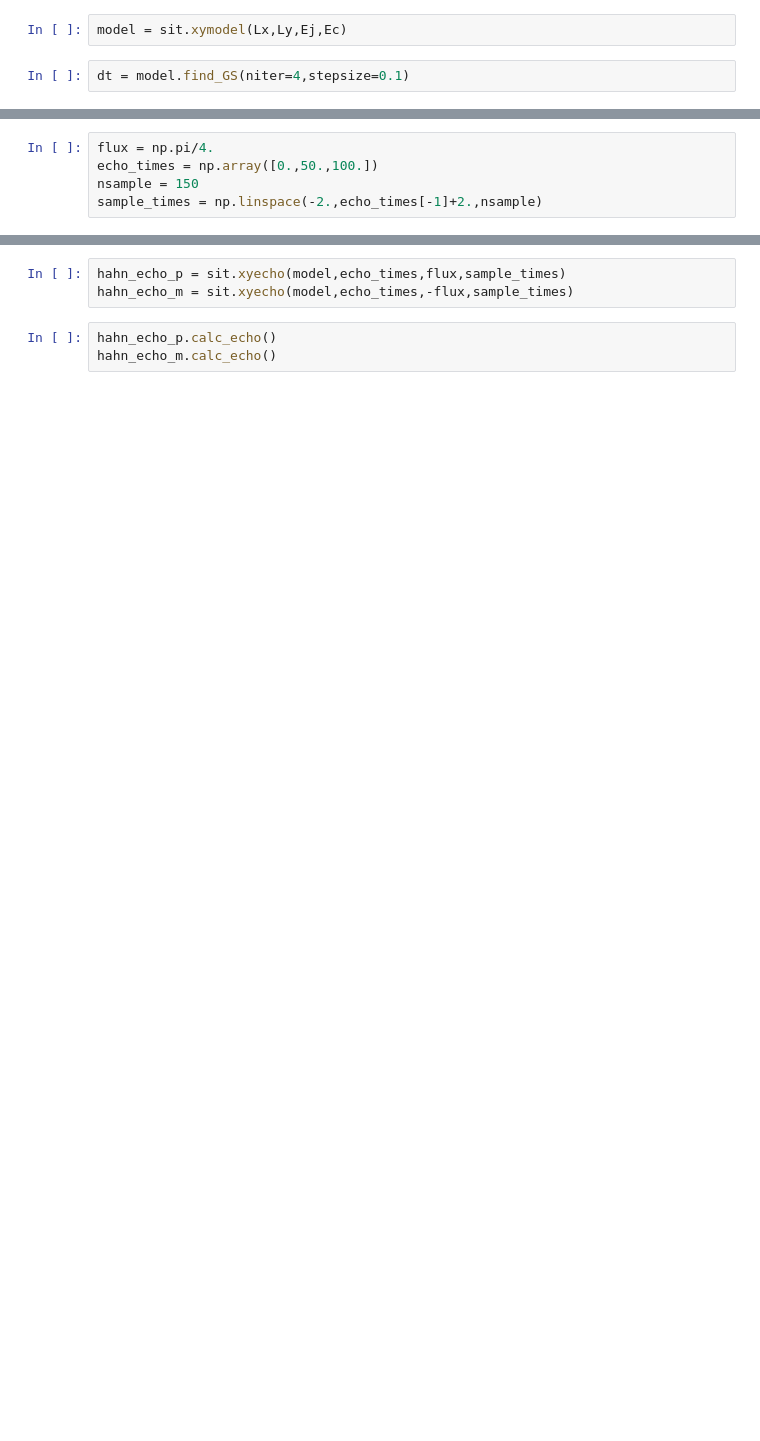
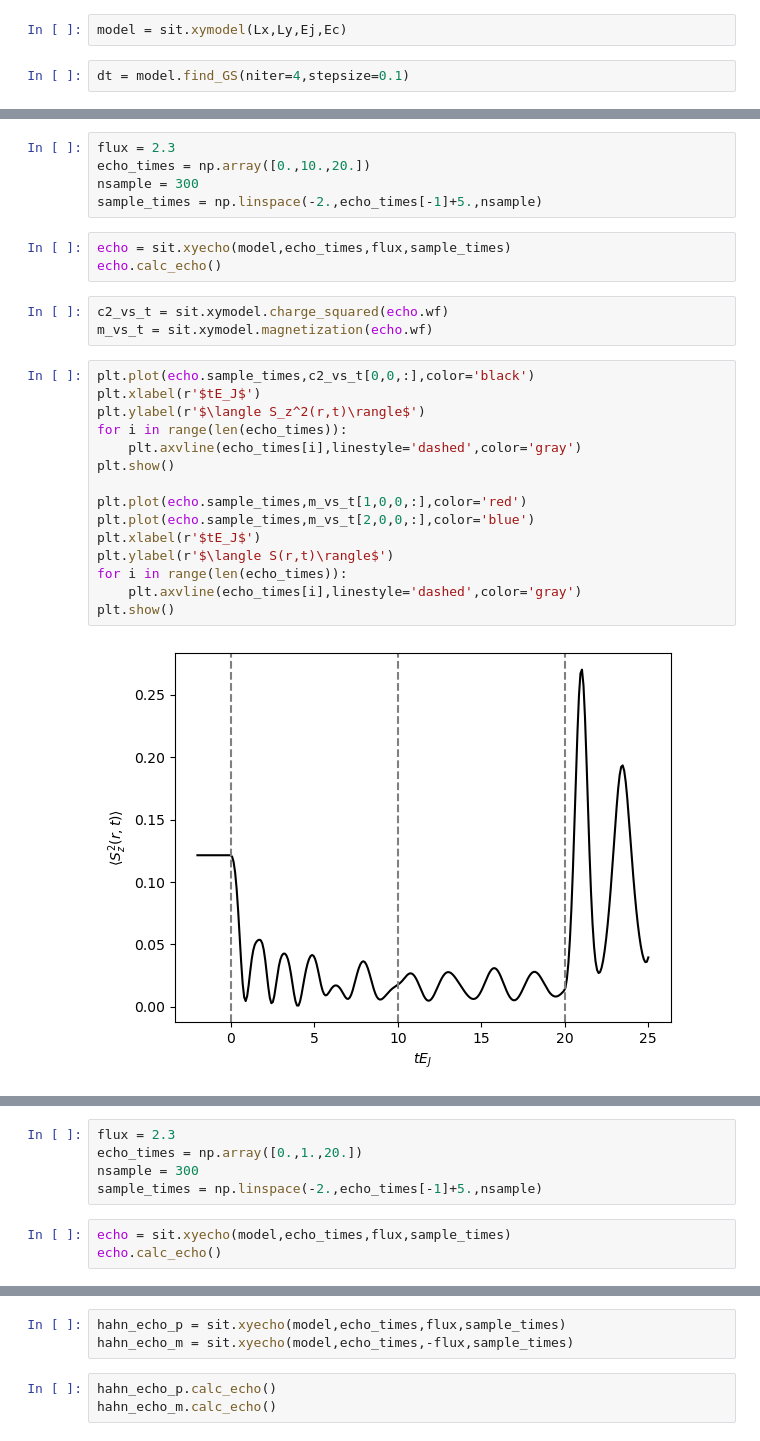
Before and after one commit to j-curtis/QMC_XY_rotor, a Jupyter notebook: testing.ipynb, the cells around one changed output, grey strips where cells are left out. Cells and saved outputs as stored; diff of their text form; blank space fills up the shorter version.

```diff
--- a/testing.ipynb
+++ b/testing.ipynb
@@ -34,5 +35,28 @@ plt.show()
 # %%
-flux = np.pi/4.
-echo_times = np.array([0.,50.,100.])
-nsample = 150
-sample_times = np.linspace(-2.,echo_times[-1]+2.,nsample)
+flux = 2.3
+echo_times = np.array([0.,10.,20.])
+nsample = 300
+sample_times = np.linspace(-2.,echo_times[-1]+5.,nsample)
+# %%
+echo = sit.xyecho(model,echo_times,flux,sample_times)
+echo.calc_echo()
+# %%
+c2_vs_t = sit.xymodel.charge_squared(echo.wf)
+m_vs_t = sit.xymodel.magnetization(echo.wf)
+# %%
+plt.plot(echo.sample_times,c2_vs_t[0,0,:],color='black')
+plt.xlabel(r'$tE_J$')
+plt.ylabel(r'$\langle S_z^2(r,t)\rangle$')
+for i in range(len(echo_times)):
+    plt.axvline(echo_times[i],linestyle='dashed',color='gray')
+plt.show()
+
+plt.plot(echo.sample_times,m_vs_t[1,0,0,:],color='red')
+plt.plot(echo.sample_times,m_vs_t[2,0,0,:],color='blue')
+plt.xlabel(r'$tE_J$')
+plt.ylabel(r'$\langle S(r,t)\rangle$')
+for i in range(len(echo_times)):
+    plt.axvline(echo_times[i],linestyle='dashed',color='gray')
+plt.show()
+# %% [output]
+[figure, added]
@@ -38,0 +64,8 @@ sample_times = np.linspace(-2.,echo_times[-1]+2.,nsample)
+# %%
+flux = 2.3
+echo_times = np.array([0.,1.,20.])
+nsample = 300
+sample_times = np.linspace(-2.,echo_times[-1]+5.,nsample)
+# %%
+echo = sit.xyecho(model,echo_times,flux,sample_times)
+echo.calc_echo()
```
Also changed, not shown: parts of 23 cells of this notebook, 1 other file.
